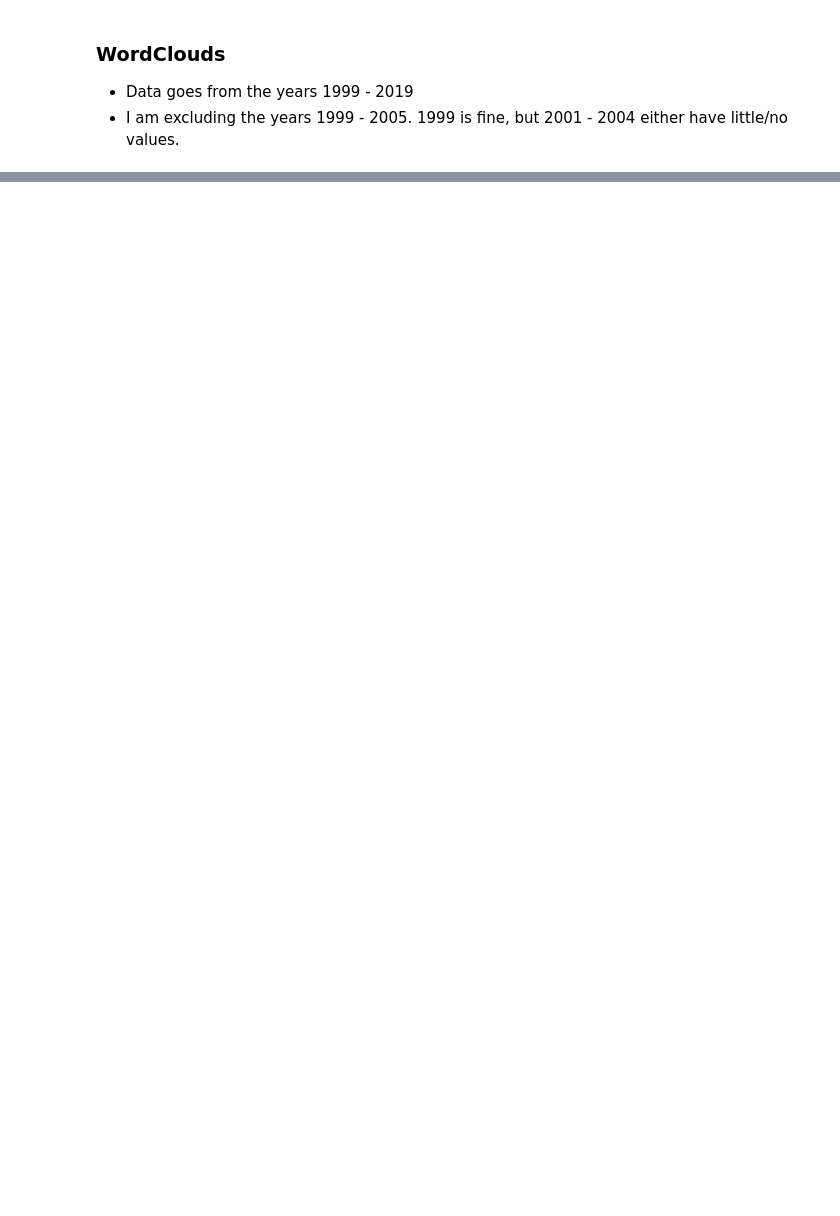
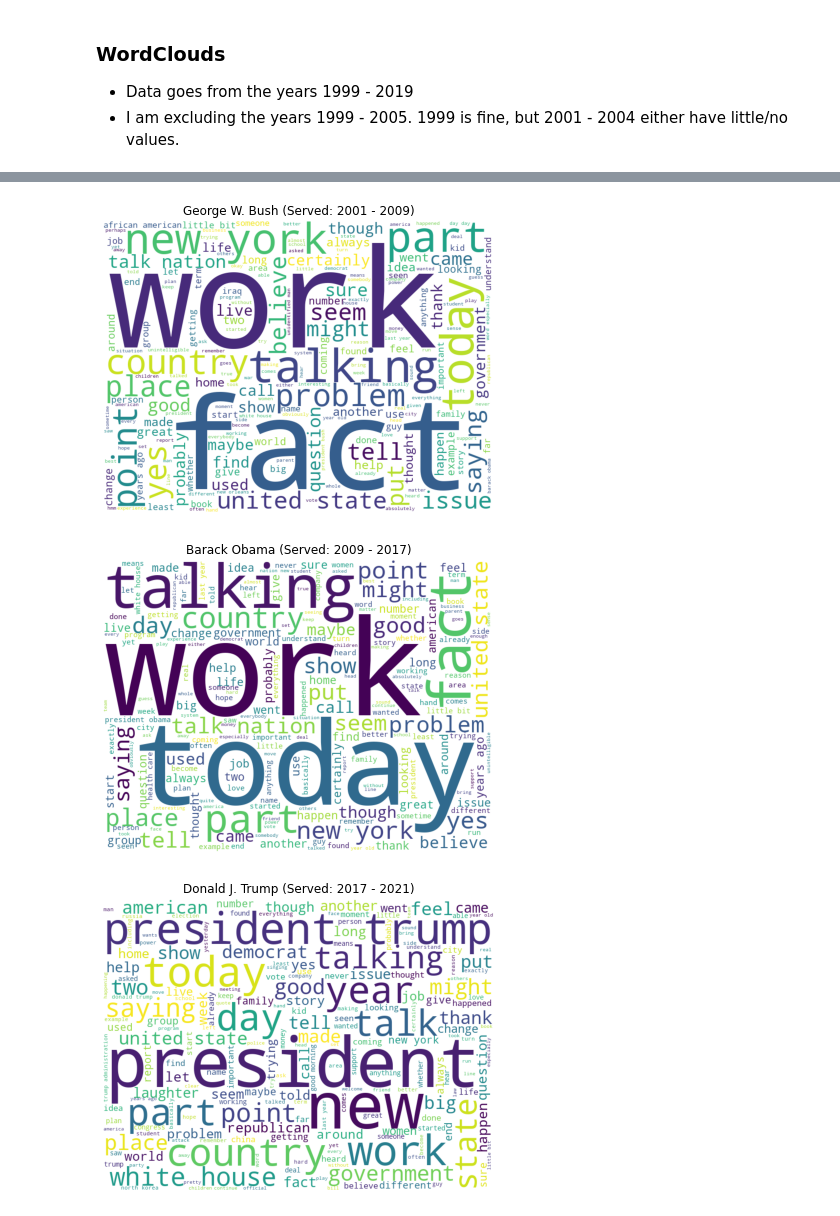
Before and after one commit to npr-nlp/npr-nlp-project, a Jupyter notebook: jos-workbook.ipynb, the cells around one changed output, grey strips where cells are left out. Drawn from its saved outputs; the diff is of its cells as text; code cells hidden in the pictures; blank space fills up the shorter version.

Commit message:
completed presidency word clouds

```diff
--- a/jos-workbook.ipynb
+++ b/jos-workbook.ipynb
@@ -386,0 +128,3 @@ TypeError: expected string or bytes-like object
+# %%
+stopwords = pd.read_excel('stop_words_df.xlsx')
+stopwords = stopwords.words.to_list()
@@ -386,0 +147,14 @@ TypeError: expected string or bytes-like object
+# %%
+# aggregate utterances
+bush_words = train[train.year.isin([2005, 2006, 2007, 2008, 2009])].groupby('year')['clean'].agg(lambda col: ' '.join(col))
+
+obama_words = train[train.year.isin([2009, 2010, 2011, 2012, 2013, 2014, 2015, 2017])].groupby('year')['clean'].agg(lambda col: ' '.join(col))
+
+
+trump_words = train[train.year.isin([2017, 2018, 2019])].groupby('year')['clean'].agg(lambda col: ' '.join(col))
+# %%
+bush_words = bush_words.apply(string_cleaning).apply(prepare.remove_stopwords, extra_words = stopwords)
+
+obama_words = obama_words.apply(string_cleaning).apply(prepare.remove_stopwords, extra_words = stopwords)
+
+trump_words = trump_words.apply(string_cleaning).apply(prepare.remove_stopwords, extra_words = stopwords)
@@ -387,3 +176,21 @@ TypeError: expected string or bytes-like object
+# %%
+# create dictionary for word clouds
+word_lists = {'George W. Bush (Served: 2001 - 2009)': bush_words,
+'Barack Obama (Served: 2009 - 2017)': obama_words,
+'Donald J. Trump (Served: 2017 - 2021)': trump_words}
+# %%
+# word clouds
+for h in word_lists:
+    plt.figure(figsize=(7,7))
+    img = WordCloud(background_color='white', width=800, height=600).generate(' '.join(word_lists[h]))
+    plt.imshow(img)
+    plt.axis('off')
+    plt.title(f'{h}')
+    plt.show()
+# %% [output]
+[figure, added]
+[figure, added]
+[figure, added]
 # %%
 # obtain top 10 hosts
 hosts_to_keep = df[df.is_host == True].speaker.value_counts().head(10).index.to_list()
```
Also changed, not shown: parts of 35 cells of this notebook.
